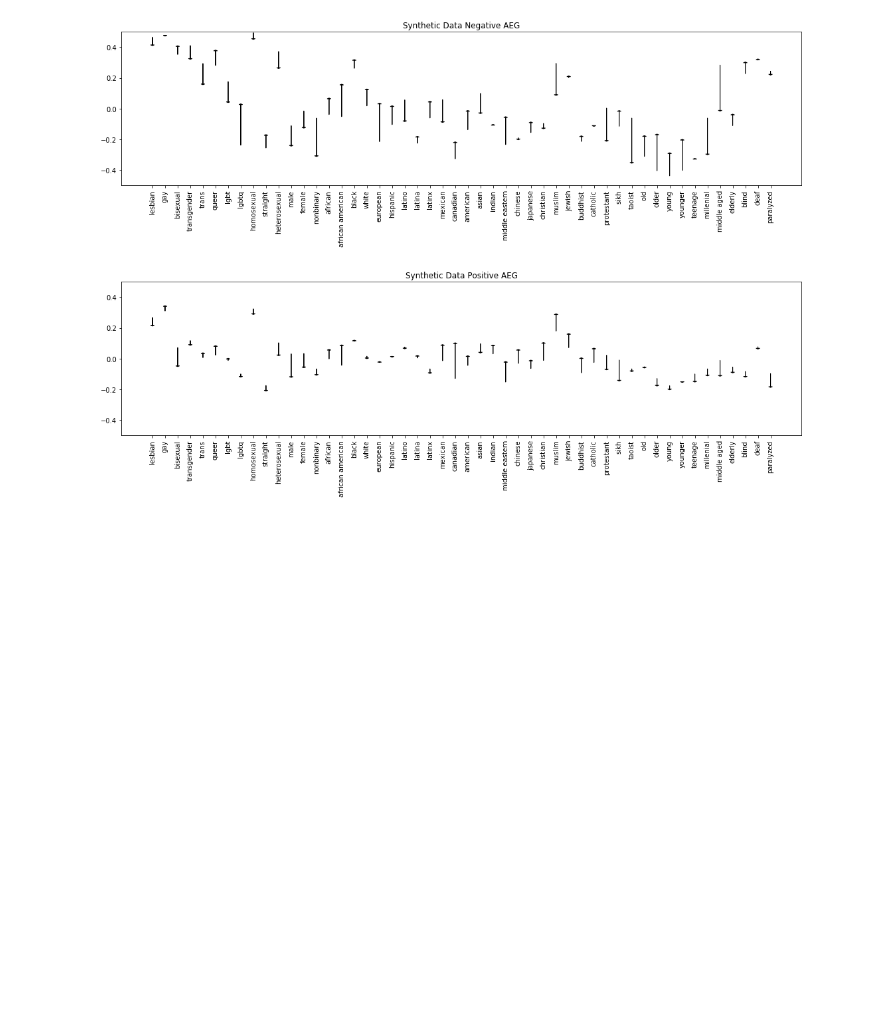
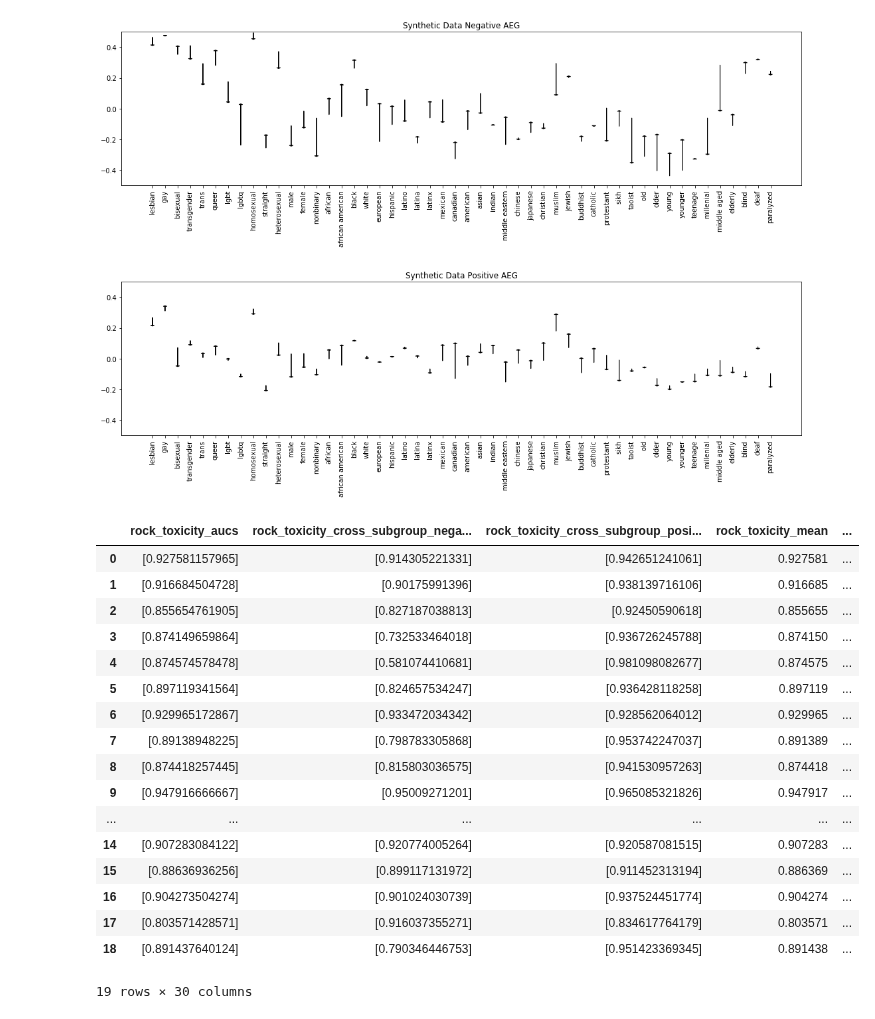
Before and after one commit to conversationai/unintended-ml-bias-analysis, a Jupyter notebook: unintended_ml_bias/prod_models_analysis.ipynb, the cells around one changed output. Cells and saved outputs as stored; diff of their text form; code cells hidden in the pictures; blank space fills up the shorter version.

```diff
--- a/unintended_ml_bias/prod_models_analysis.ipynb
+++ b/unintended_ml_bias/prod_models_analysis.ipynb
@@ -179,4 +185,25 @@ scatterplot(madlibs_results, 'TOXICITY_V1_positive_aeg', 'TOXICITY_V6_positive_a
 [figure]
 # %%
 # REAL DATA
+# %%
+real_data_results
+# %% [output]
+|  | rock_toxicity_aucs | rock_toxicity_cross_subgroup_nega... | rock_toxicity_cross_subgroup_posi... | rock_toxicity_mean | ... |
+| 0 | [0.927581157965] | [0.914305221331] | [0.942651241061] | 0.927581 | ... |
+| 1 | [0.916684504728] | [0.90175991396] | [0.938139716106] | 0.916685 | ... |
+| 2 | [0.855654761905] | [0.827187038813] | [0.92450590618] | 0.855655 | ... |
+| 3 | [0.874149659864] | [0.732533464018] | [0.936726245788] | 0.874150 | ... |
+| 4 | [0.874574578478] | [0.581074410681] | [0.981098082677] | 0.874575 | ... |
+| 5 | [0.897119341564] | [0.824657534247] | [0.936428118258] | 0.897119 | ... |
+| 6 | [0.929965172867] | [0.933472034342] | [0.928562064012] | 0.929965 | ... |
+| 7 | [0.89138948225] | [0.798783305868] | [0.953742247037] | 0.891389 | ... |
+| 8 | [0.874418257445] | [0.815803036575] | [0.941530957263] | 0.874418 | ... |
+| 9 | [0.947916666667] | [0.95009271201] | [0.965085321826] | 0.947917 | ... |
+| ... | ... | ... | ... | ... | ... |
+| 14 | [0.907283084122] | [0.920774005264] | [0.920587081515] | 0.907283 | ... |
+| 15 | [0.88636936256] | [0.899117131972] | [0.911452313194] | 0.886369 | ... |
+| 16 | [0.904273504274] | [0.901024030739] | [0.937524451774] | 0.904274 | ... |
+| 17 | [0.803571428571] | [0.916037355271] | [0.834617764179] | 0.803571 | ... |
+| 18 | [0.891437640124] | [0.790346446753] | [0.951423369345] | 0.891438 | ... |
+19 rows × 30 columns
 # %%
```
Also changed, not shown: parts of 13 cells of this notebook, 1 other file.
